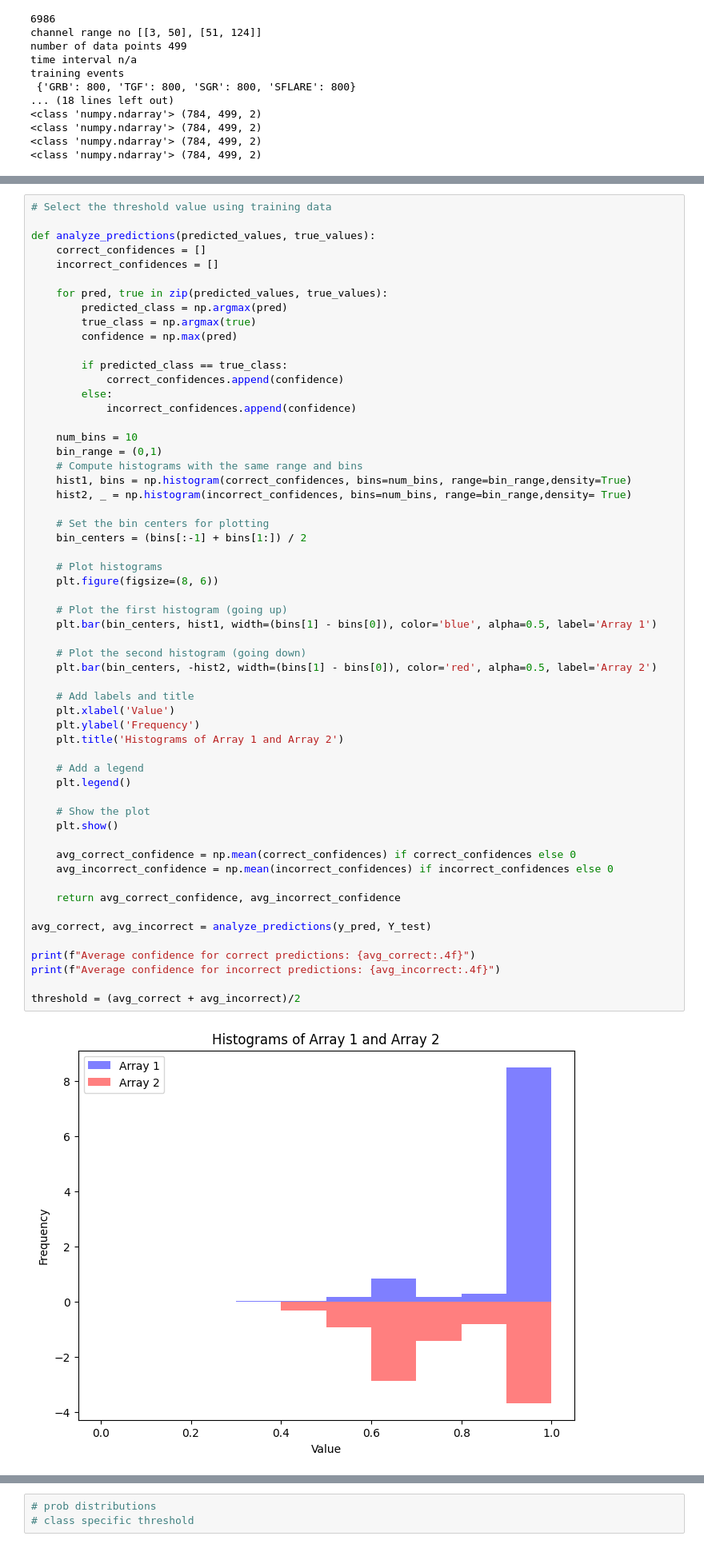
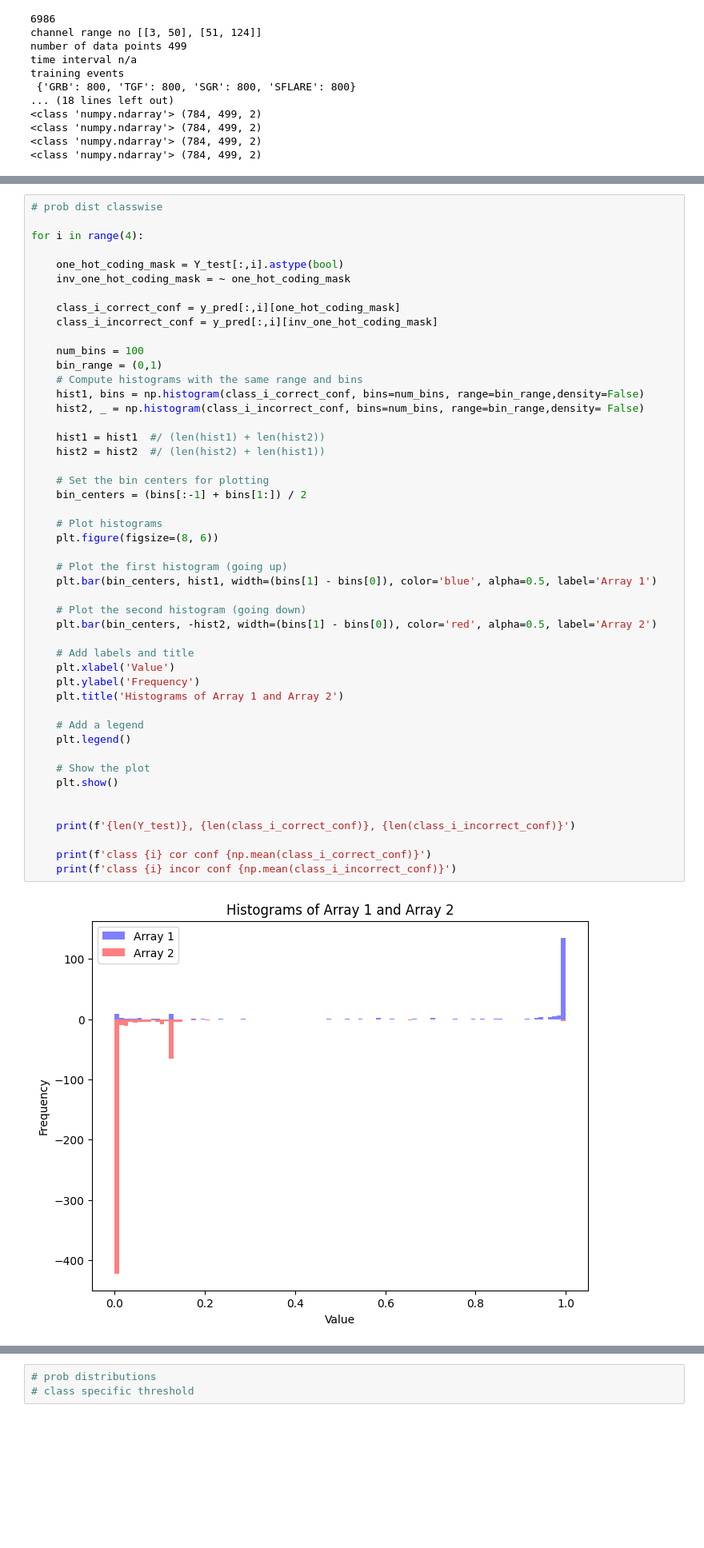
Before and after one commit to ArpanJohn/Transient_Classification, a Jupyter notebook: CNN-testing.ipynb, the cells around one changed output, grey strips where cells are left out. Shown: that part at 80% size. Saved outputs shown, nothing was run; the diff lists cells and outputs as text; blank space fills up the shorter version.

```diff
--- a/CNN-testing.ipynb
+++ b/CNN-testing.ipynb
@@ -281,59 +311,50 @@ y_pred = model.predict(X_test)
 # %%
-# Select the threshold value using training data
+# prob dist classwise
 
-def analyze_predictions(predicted_values, true_values):
-    correct_confidences = []
-    incorrect_confidences = []
+for i in range(4):
 
-    for pred, true in zip(predicted_values, true_values):
-        predicted_class = np.argmax(pred)
-        true_class = np.argmax(true)
-        confidence = np.max(pred)
+    one_hot_coding_mask = Y_test[:,i].astype(bool)
+    inv_one_hot_coding_mask = ~ one_hot_coding_mask
 
-        if predicted_class == true_class:
-            correct_confidences.append(confidence)
-        else:
-            incorrect_confidences.append(confidence)
+    class_i_correct_conf = y_pred[:,i][one_hot_coding_mask]
+    class_i_incorrect_conf = y_pred[:,i][inv_one_hot_coding_mask]
 
-    num_bins = 10
+    num_bins = 100
     bin_range = (0,1)
     # Compute histograms with the same range and bins
-    hist1, bins = np.histogram(correct_confidences, bins=num_bins, range=bin_range,density=True)
-    hist2, _ = np.histogram(incorrect_confidences, bins=num_bins, range=bin_range,density= True)
+    hist1, bins = np.histogram(class_i_correct_conf, bins=num_bins, range=bin_range,density=False)
+    hist2, _ = np.histogram(class_i_incorrect_conf, bins=num_bins, range=bin_range,density= False)
+
+    hist1 = hist1  #/ (len(hist1) + len(hist2))
+    hist2 = hist2  #/ (len(hist2) + len(hist1))
 
     # Set the bin centers for plotting
     bin_centers = (bins[:-1] + bins[1:]) / 2
 
     # Plot histograms
     plt.figure(figsize=(8, 6))
 
     # Plot the first histogram (going up)
     plt.bar(bin_centers, hist1, width=(bins[1] - bins[0]), color='blue', alpha=0.5, label='Array 1')
 
     # Plot the second histogram (going down)
     plt.bar(bin_centers, -hist2, width=(bins[1] - bins[0]), color='red', alpha=0.5, label='Array 2')
 
     # Add labels and title
     plt.xlabel('Value')
     plt.ylabel('Frequency')
     plt.title('Histograms of Array 1 and Array 2')
 
     # Add a legend
     plt.legend()
 
     # Show the plot
     plt.show()
 
-    avg_correct_confidence = np.mean(correct_confidences) if correct_confidences else 0
-    avg_incorrect_confidence = np.mean(incorrect_confidences) if incorrect_confidences else 0
 
-    return avg_correct_confidence, avg_incorrect_confidence
+    print(f'{len(Y_test)}, {len(class_i_correct_conf)}, {len(class_i_incorrect_conf)}')
 
-avg_correct, avg_incorrect = analyze_predictions(y_pred, Y_test)
-
-print(f"Average confidence for correct predictions: {avg_correct:.4f}")
-print(f"Average confidence for incorrect predictions: {avg_incorrect:.4f}")
-
-threshold = (avg_correct + avg_incorrect)/2
+    print(f'class {i} cor conf {np.mean(class_i_correct_conf)}')
+    print(f'class {i} incor conf {np.mean(class_i_incorrect_conf)}')
 # %% [output]
-[figure, old version]
+[figure, new version]
```
Also changed, not shown: parts of 6 cells of this notebook.
